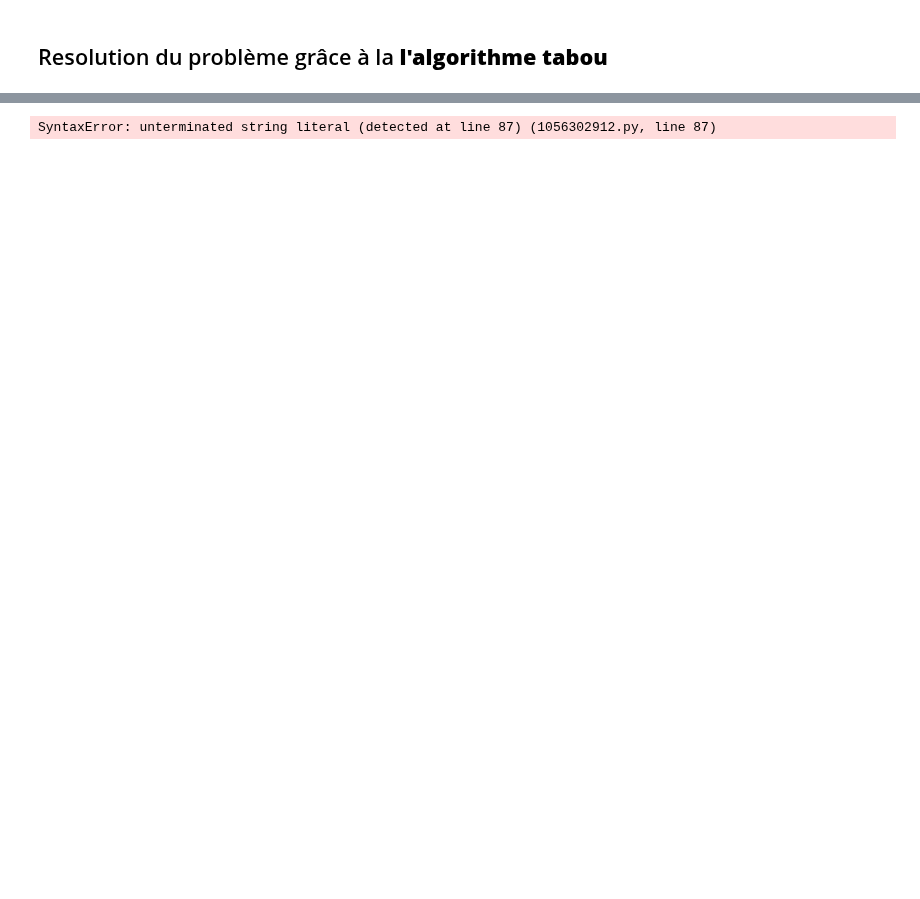
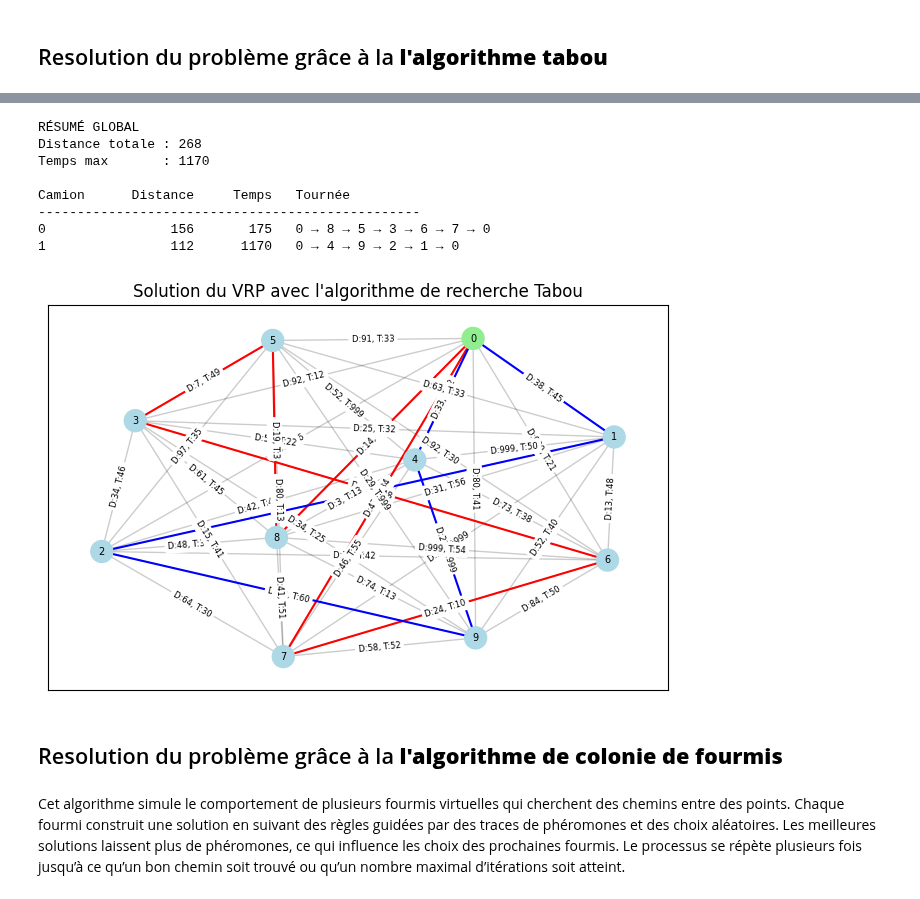
Before and after one commit to Hassen-Medles/Operational-Research, a Jupyter notebook: Soutenance.ipynb, the cells around one changed output, grey strips where cells are left out. Cells and saved outputs as stored; diff of their text form; code cells hidden in the pictures; blank space fills up the shorter version.

```diff
--- a/Soutenance.ipynb
+++ b/Soutenance.ipynb
@@ -227,14 +227,14 @@ Camion      Distance     Temps   Tournée
 # %%
-def smart_initial_solution(graph, nombre_camion, depot):
-    nodes = list(graph.nodes())
+def smart_initial_solution(G, K, depot=0):
+    nodes = list(G.nodes())
     nodes.remove(depot)
 
     # Trier les clients selon leur distance au dépôt
-    nodes.sort(key=lambda node: graph[depot][node]['distance'] if graph.has_edge(depot, node) else graph[node][depot]['distance'])
+    nodes.sort(key=lambda node: G[depot][node]['distance'] if G.has_edge(depot, node) else G[node][depot]['distance'])
 
     # Répartition équilibrée des clients entre les camions
-    split = [len(nodes) // nombre_camion] * nombre_camion
-    for i in range(len(nodes) % nombre_camion):
+    split = [len(nodes) // K] * K
+    for i in range(len(nodes) % K):
         split[i] += 1
 
     # Construction des routes pour chaque camion
@@ -247,26 +247,23 @@ def smart_initial_solution(graph, nombre_camion, depot):
     return solution
 
 
-def calculate_cost(graph, solution):
+def calculate_cost(G, solution):
     total_cost = 0
     for route in solution:
         for i in range(len(route) - 1):
             u, v = route[i], route[i+1]
-            if graph.has_edge(u, v):
-                total_cost += graph[u][v]['distance']
-            elif graph.has_edge(v, u):
-                total_cost += graph[v][u]['distance']
-            else:
-                total_cost += 9999  # pénalité si arc manquant
+            if G.has_edge(u, v): total_cost += G[u][v]['distance']
+            elif G.has_edge(v, u): total_cost += G[v][u]['distance']
+            else: total_cost += 9999  # pénalité si arc manquant
     return total_cost
 
 
-def tabu_search(graph, nombre_camion, depot=0, iterations=500, tabu_tenure=15):
-    solution = smart_initial_solution(graph, nombre_camion, depot)  # Solution initiale
-    best_solution = [route[:] for route in solution]  # Copie superficielle
-    best_cost = calculate_cost(graph, best_solution)
-    tabu_list = []
+def tabu_VRP(G, K, depot=0, iterations=500, tabu_tenure=15):
+    solution = smart_initial_solution(G, K, depot)      # Solution initiale
+    best_solution = [route[:] for route in solution]    # Copie superficielle
+    best_cost = calculate_cost(G, best_solution)
 
+    tabu_list = []              # Liste tabou pour éviter les solutions déjà visitées
     courantes = []              # Coûts courants à chaque itération
     meilleures_courantes = []   # Meilleurs coûts globaux
 
@@ -274,9 +271,9 @@ def tabu_search(graph, nombre_camion, depot=0, iterations=500, tabu_tenure=15):
         neighborhood = []
 
         # Génération du voisinage : échange de clients entre camions
-        for i in range(nombre_camion):
+        for i in range(K):
             for j in range(1, len(solution[i]) - 1):  # Ne pas échanger le dépôt
-                for k in range(nombre_camion):
+                for k in range(K):
                     if i != k:
                         for l in range(1, len(solution[k]) - 1):
                             neighbor = [route[:] for route in solution]
@@ -284,7 +281,7 @@ def tabu_search(graph, nombre_camion, depot=0, iterations=500, tabu_tenure=15):
 
                             # Vérification tabou
                             if neighbor not in tabu_list:
-                                neighborhood.append((neighbor, calculate_cost(graph, neighbor)))
+                                neighborhood.append((neighbor, calculate_cost(G, neighbor)))
 
         if not neighborhood:
             break
@@ -311,13 +308,27 @@ def tabu_search(graph, nombre_camion, depot=0, iterations=500, tabu_tenure=15):
     for route in best_solution:
         edges = [(route[i], route[i + 1]) for i in range(len(route) - 1)]
         routes.append(edges)
-    return routes, best_cost, courantes, meilleures_courantes
+    return routes
-# %% [output]
-SyntaxError: unterminated string literal (detected at line 87) (1056302912.py, line 87)
 # %%
-# Utilisation de l’algorithme
-best_solution, best_cost, courantes, meilleures_courantes = tabu_search(G, nombre_camion=2, depot=0)
+# Cette fonction retourne les routes et la distance totale minimale trouvées par la recherche tabou.
+solution = tabu_VRP(G, K)
 
-# Affichage de la solution trouvée
-print_solution(G, best_solution, depot=0)
-draw_graph(G, best_solution, title="Solution VRP avec recherche Tabou")
+# Pour chaque tournée, elle affiche les nœuds visités et la distance parcourue.
+print_solution(G, solution)
+
+# Affiche le graphe avec les tournées optimales visualisées
+draw_graph(G, solution, title="Solution du VRP avec l'algorithme de recherche Tabou")
+# %% [output]
+RÉSUMÉ GLOBAL
+Distance totale : 268
+Temps max       : 1170
+
+Camion      Distance     Temps   Tournée
+-------------------------------------------------
+0                156       175   0 → 8 → 5 → 3 → 6 → 7 → 0
+1                112      1170   0 → 4 → 9 → 2 → 1 → 0
+[figure, added]
+# %% [markdown]
+## Resolution du problème grâce à la **l'algorithme de colonie de fourmis**
+# %% [markdown]
+Cet algorithme simule le comportement de plusieurs fourmis virtuelles qui cherchent des chemins entre des points. Chaque fourmi construit une solution en suivant des règles guidées par des traces de phéromones et des choix aléatoires. Les meilleures solutions laissent plus de phéromones, ce qui influence les choix des prochaines fourmis. Le processus se répète plusieurs fois jusqu’à ce qu’un bon chemin soit trouvé ou qu’un nombre maximal d’itérations soit atteint.
```
Also changed, not shown: parts of 10 cells of this notebook.
